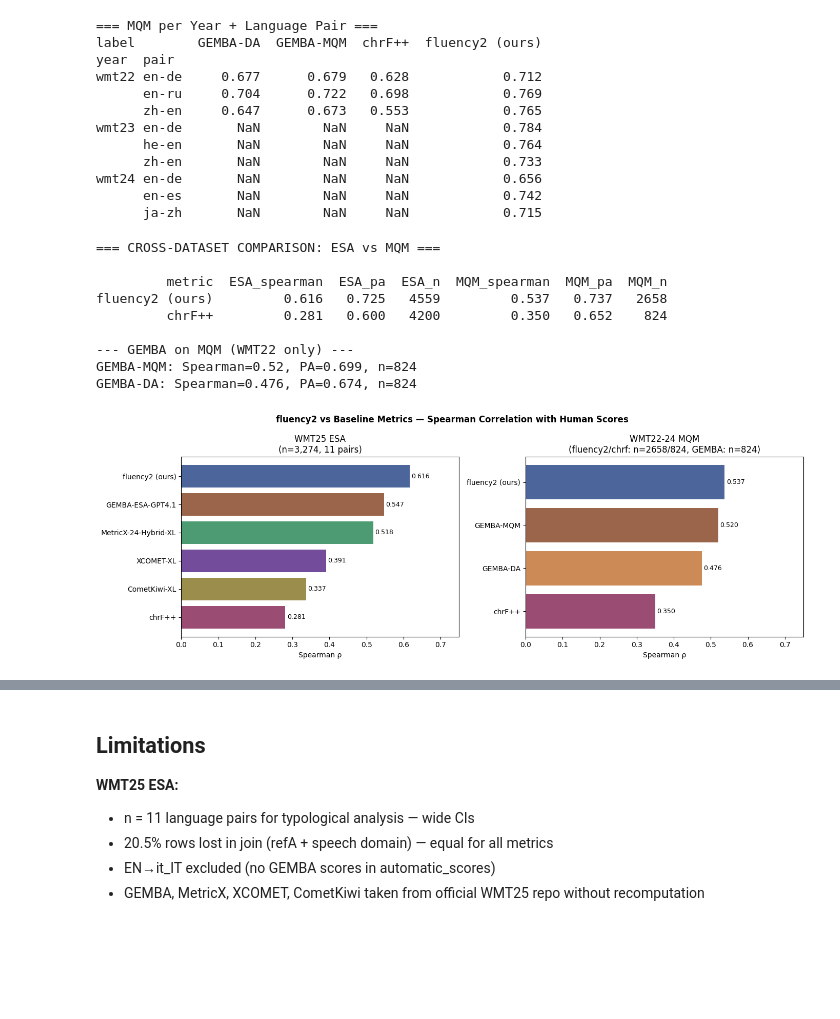
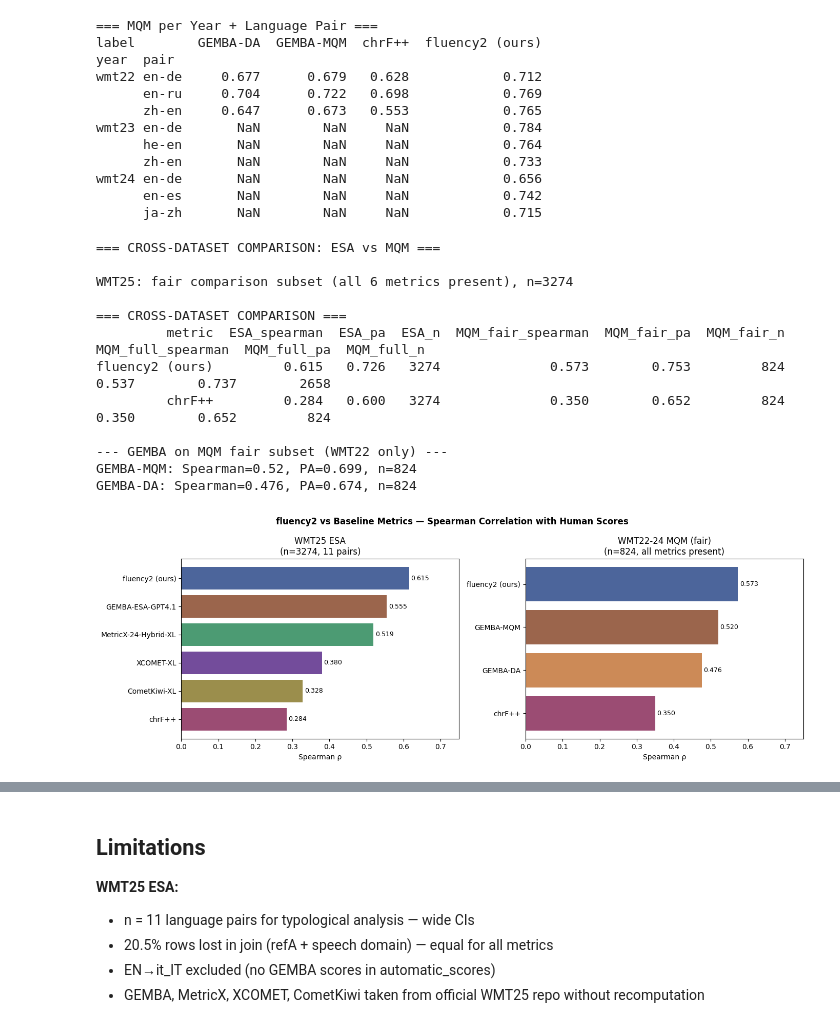
Before and after one commit to algebras-ai/algebras-mt-eval-typology, a Jupyter notebook: fluency2_wmt_evaluation.ipynb, the cells around one changed output, grey strips where cells are left out. Cells and saved outputs as stored; diff of their text form; code cells hidden in the pictures; blank space fills up the shorter version.

Commit message:
Fix: fair comparison subsets, update results
Made-with: Cursor

```diff
--- a/fluency2_wmt_evaluation.ipynb
+++ b/fluency2_wmt_evaluation.ipynb
@@ -17,12 +17,9 @@ import warnings
 warnings.filterwarnings('ignore')
 
 # Paths
-# Repo root (run Jupyter from repo root, or from notebooks/)
-ROOT = Path.cwd().resolve()
-if ROOT.name == 'notebooks':
-    ROOT = ROOT.parent
-WMT25_PATH = ROOT / 'data/wmt25/merged_all_metrics.parquet'
-MQM_PATH = ROOT / 'data/wmt_mqm/all_metrics_mqm.parquet'
+ROOT = Path('/Users/admin/Code/benchmarks')
+WMT25_PATH = ROOT / 'data_interim/wmt25_full_analysis/merged_all_metrics.parquet'
+MQM_PATH = ROOT / 'data_interim/wmt_mqm/all_metrics_mqm.parquet'
 
 # Color palette
 COLORS = {
@@ -166,14 +163,23 @@ Helper functions defined
 WMT25_METRICS = ['fluency2', 'gemba_score', 'metricx_score',
                   'xcomet_score', 'cometKiwi_score', 'chrf_pp']
 
-# Filter to rows with human_score
-df25_scored = df25[df25['human_score'].notna()].copy()
+# Build fair comparison subset: rows where ALL WMT25 metrics exist
+mask = df25['human_score'].notna()
+for m in WMT25_METRICS:
+    if m in df25.columns:
+        mask = mask & df25[m].notna()
+
+df25_scored = df25[mask].copy()
+
+print(f"Fair comparison subset: {len(df25_scored)} rows")
+print(f"(All 6 metrics available + human score)")
 
 table1 = compute_correlations(df25_scored, WMT25_METRICS,
                                'human_score', 'WMT25 ESA')
 
 print("=== TABLE 1: WMT25 ESA — Correlation with Human Scores ===")
-print(f"n = {len(df25_scored)} rows, 11 language pairs")
+print(f"n = {len(df25_scored)} rows (fair comparison, all metrics present)")
+print(f"11 language pairs")
 print()
 display_cols = ['label','spearman','p_spearman','kendall','pa','n']
 print(table1[display_cols].to_string(index=False))
@@ -518,13 +549,13 @@ wmt24 en-de       NaN        NaN     NaN            0.656
       ja-zh       NaN        NaN     NaN            0.715
 # %%
 print("=== CROSS-DATASET COMPARISON: ESA vs MQM ===\n")
+print(f"WMT25: fair comparison subset (all 6 metrics present), n={len(df25_scored)}\n")
 
 comparison = []
 for metric in ['fluency2', 'chrf_pp']:
-    # ESA
     esa_row = table1[table1['metric']==metric]
-    # MQM
-    mqm_row = table_mqm[table_mqm['metric']==metric]
+    mqm_fair_row = table_mqm_fair[table_mqm_fair['metric']==metric]
+    mqm_full_row = table_mqm_full[table_mqm_full['metric']==metric]
 
     if len(esa_row) > 0:
         comparison.append({
@@ -532,31 +563,37 @@ for metric in ['fluency2', 'chrf_pp']:
             'ESA_spearman': esa_row['spearman'].values[0],
             'ESA_pa': esa_row['pa'].values[0],
             'ESA_n': esa_row['n'].values[0],
-            'MQM_spearman': mqm_row['spearman'].values[0] if len(mqm_row) > 0 else None,
-            'MQM_pa': mqm_row['pa'].values[0] if len(mqm_row) > 0 else None,
-            'MQM_n': mqm_row['n'].values[0] if len(mqm_row) > 0 else None,
+            'MQM_fair_spearman': mqm_fair_row['spearman'].values[0] if len(mqm_fair_row) > 0 else None,
+            'MQM_fair_pa': mqm_fair_row['pa'].values[0] if len(mqm_fair_row) > 0 else None,
+            'MQM_fair_n': mqm_fair_row['n'].values[0] if len(mqm_fair_row) > 0 else None,
+            'MQM_full_spearman': mqm_full_row['spearman'].values[0] if len(mqm_full_row) > 0 else None,
+            'MQM_full_pa': mqm_full_row['pa'].values[0] if len(mqm_full_row) > 0 else None,
+            'MQM_full_n': mqm_full_row['n'].values[0] if len(mqm_full_row) > 0 else None,
         })
 
 df_comp = pd.DataFrame(comparison)
+print("=== CROSS-DATASET COMPARISON ===")
 print(df_comp.to_string(index=False))
 
-# Also add GEMBA comparison
-print("\n--- GEMBA on MQM (WMT22 only) ---")
+print("\n--- GEMBA on MQM fair subset (WMT22 only) ---")
 for metric in ['gemba_mqm', 'gemba_da']:
-    mqm_row = table_mqm[table_mqm['metric']==metric]
-    if len(mqm_row) > 0:
+    row = table_mqm_fair[table_mqm_fair['metric']==metric]
+    if len(row) > 0:
         print(f"{METRIC_LABELS.get(metric,metric)}: "
-              f"Spearman={mqm_row['spearman'].values[0]}, "
-              f"PA={mqm_row['pa'].values[0]}, "
-              f"n={mqm_row['n'].values[0]}")
+              f"Spearman={row['spearman'].values[0]}, "
+              f"PA={row['pa'].values[0]}, "
+              f"n={row['n'].values[0]}")
 # %% [output]
 === CROSS-DATASET COMPARISON: ESA vs MQM ===
 
-         metric  ESA_spearman  ESA_pa  ESA_n  MQM_spearman  MQM_pa  MQM_n
-fluency2 (ours)         0.616   0.725   4559         0.537   0.737   2658
-         chrF++         0.281   0.600   4200         0.350   0.652    824
+WMT25: fair comparison subset (all 6 metrics present), n=3274
 
---- GEMBA on MQM (WMT22 only) ---
+=== CROSS-DATASET COMPARISON ===
+         metric  ESA_spearman  ESA_pa  ESA_n  MQM_fair_spearman  MQM_fair_pa  MQM_fair_n  MQM_full_spearman  MQM_full_pa  MQM_full_n
+fluency2 (ours)         0.615   0.726   3274              0.573        0.753         824              0.537        0.737        2658
+         chrF++         0.284   0.600   3274              0.350        0.652         824              0.350        0.652         824
+
+--- GEMBA on MQM fair subset (WMT22 only) ---
 GEMBA-MQM: Spearman=0.52, PA=0.699, n=824
 GEMBA-DA: Spearman=0.476, PA=0.674, n=824
 # %%
@@ -566,37 +603,37 @@ fig, axes = plt.subplots(1, 2, figsize=(14, 5))
 ax = axes[0]
 esa_data = table1.sort_values('spearman', ascending=True)
 colors_esa = [COLORS.get(m.replace('_score',''), '#888')
               for m in esa_data['metric']]
 bars = ax.barh(esa_data['label'], esa_data['spearman'],
                color=colors_esa, alpha=0.85)
 ax.set_xlabel('Spearman ρ')
-ax.set_title('WMT25 ESA\n(n=3,274, 11 pairs)')
+ax.set_title(f'WMT25 ESA\n(n={len(df25_scored)}, 11 pairs)')
 ax.set_xlim(0, 0.75)
 for bar, val in zip(bars, esa_data['spearman']):
     ax.text(val + 0.005, bar.get_y() + bar.get_height()/2,
             f'{val:.3f}', va='center', fontsize=9)
 
 # MQM barplot
 ax = axes[1]
-mqm_data = table_mqm.sort_values('spearman', ascending=True)
+mqm_data = table_mqm_fair.sort_values('spearman', ascending=True)
 colors_mqm = [COLORS.get(m.replace('_score',''), '#888')
               for m in mqm_data['metric']]
 bars = ax.barh(mqm_data['label'], mqm_data['spearman'],
                color=colors_mqm, alpha=0.85)
 ax.set_xlabel('Spearman ρ')
-ax.set_title('WMT22-24 MQM\n(fluency2/chrf: n=2658/824, GEMBA: n=824)')
+ax.set_title(f'WMT22-24 MQM (fair)\n(n={len(dfmqm_fair)}, all metrics present)')
 ax.set_xlim(0, 0.75)
 for bar, val in zip(bars, mqm_data['spearman']):
     ax.text(val + 0.005, bar.get_y() + bar.get_height()/2,
             f'{val:.3f}', va='center', fontsize=9)
 
 plt.suptitle('fluency2 vs Baseline Metrics — Spearman Correlation with Human Scores',
              fontsize=12, fontweight='bold')
 plt.tight_layout()
 plt.savefig('/tmp/fig_summary_comparison.png', dpi=150)
 plt.show()
 # %% [output]
-[figure, old version]
+[figure, new version]
 # %%
 subdims = [c for c in ['idiomatic','collocational','discourse',
                         'pragmatic','calque']
```
Also changed, not shown: parts of 8 cells of this notebook, 1 other file.
